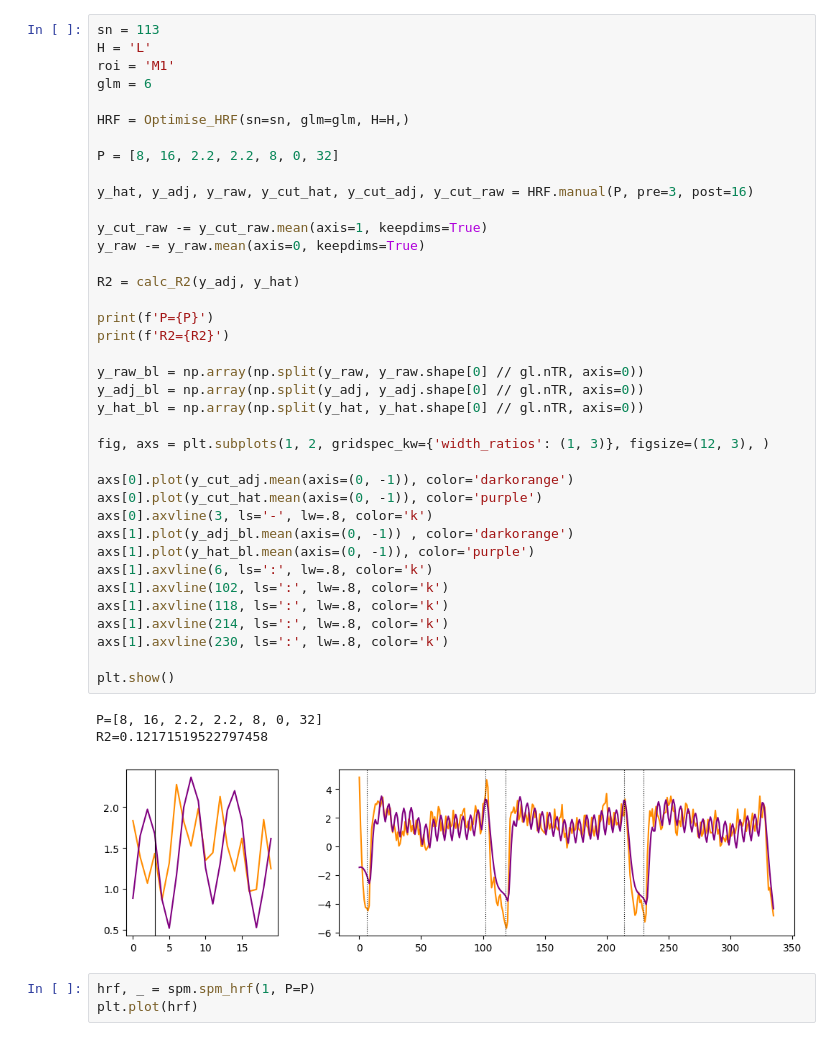
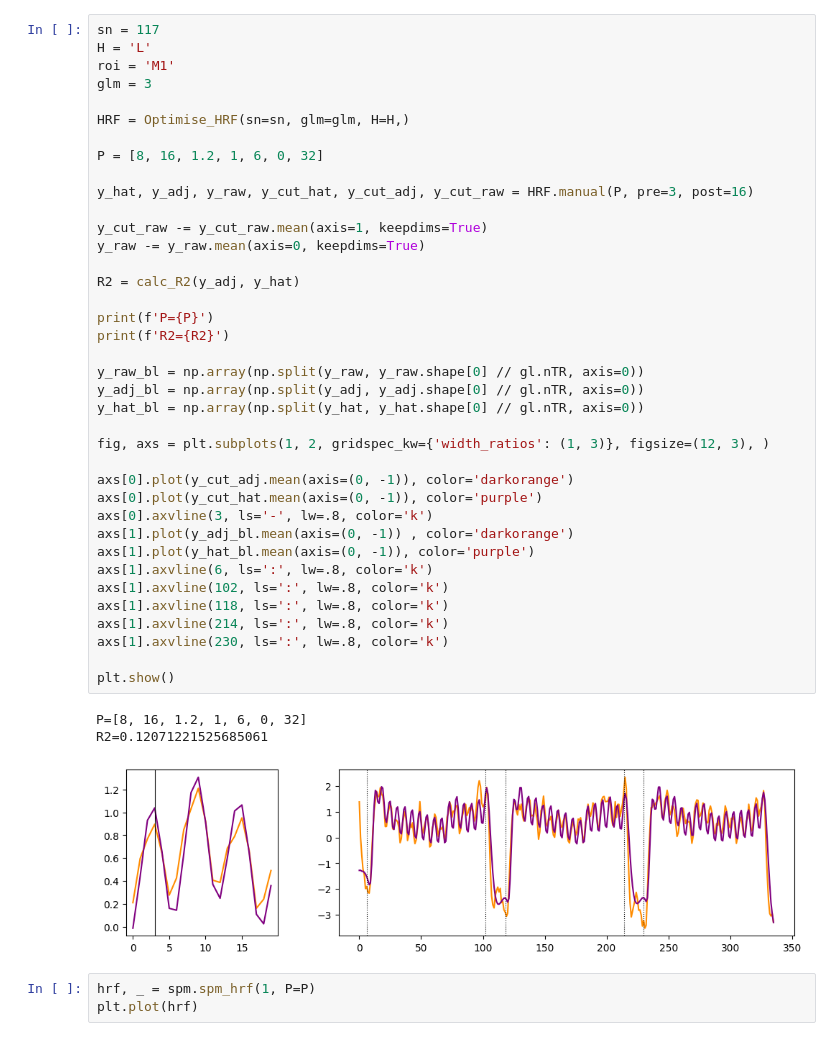
Before and after one commit to mnlmrc/extension-flexion-chords, a Jupyter notebook: notebooks/hrf_individual.ipynb, the cells around one changed output. Saved outputs shown, nothing was run; the diff lists cells and outputs as text.

```diff
--- a/notebooks/hrf_individual.ipynb
+++ b/notebooks/hrf_individual.ipynb
@@ -13,45 +17,45 @@ from EFC_learningfMRI.hrf import Optimise_HRF
 # %%
-sn = 113
+sn = 117
 H = 'L'
 roi = 'M1'
-glm = 6
+glm = 3
 
 HRF = Optimise_HRF(sn=sn, glm=glm, H=H,)
 
-P = [8, 16, 2.2, 2.2, 8, 0, 32]
+P = [8, 16, 1.2, 1, 6, 0, 32]
 
 y_hat, y_adj, y_raw, y_cut_hat, y_cut_adj, y_cut_raw = HRF.manual(P, pre=3, post=16)
 
 y_cut_raw -= y_cut_raw.mean(axis=1, keepdims=True)
 y_raw -= y_raw.mean(axis=0, keepdims=True)
 
 R2 = calc_R2(y_adj, y_hat)
 
 print(f'P={P}')
 print(f'R2={R2}')
 
 y_raw_bl = np.array(np.split(y_raw, y_raw.shape[0] // gl.nTR, axis=0))
 y_adj_bl = np.array(np.split(y_adj, y_adj.shape[0] // gl.nTR, axis=0))
 y_hat_bl = np.array(np.split(y_hat, y_hat.shape[0] // gl.nTR, axis=0))
 
 fig, axs = plt.subplots(1, 2, gridspec_kw={'width_ratios': (1, 3)}, figsize=(12, 3), )
 
 axs[0].plot(y_cut_adj.mean(axis=(0, -1)), color='darkorange')
 axs[0].plot(y_cut_hat.mean(axis=(0, -1)), color='purple')
 axs[0].axvline(3, ls='-', lw=.8, color='k')
 axs[1].plot(y_adj_bl.mean(axis=(0, -1)) , color='darkorange')
 axs[1].plot(y_hat_bl.mean(axis=(0, -1)), color='purple')
 axs[1].axvline(6, ls=':', lw=.8, color='k')
 axs[1].axvline(102, ls=':', lw=.8, color='k')
 axs[1].axvline(118, ls=':', lw=.8, color='k')
 axs[1].axvline(214, ls=':', lw=.8, color='k')
 axs[1].axvline(230, ls=':', lw=.8, color='k')
 
 plt.show()
 # %% [output]
-P=[8, 16, 2.2, 2.2, 8, 0, 32]
-R2=0.12171519522797458
+P=[8, 16, 1.2, 1, 6, 0, 32]
+R2=0.12071221525685061
-[figure, old version]
+[figure, new version]
 # %%
 hrf, _ = spm.spm_hrf(1, P=P)
 plt.plot(hrf)
```
Also changed, not shown: parts of 1 cell of this notebook, 17 other files.
